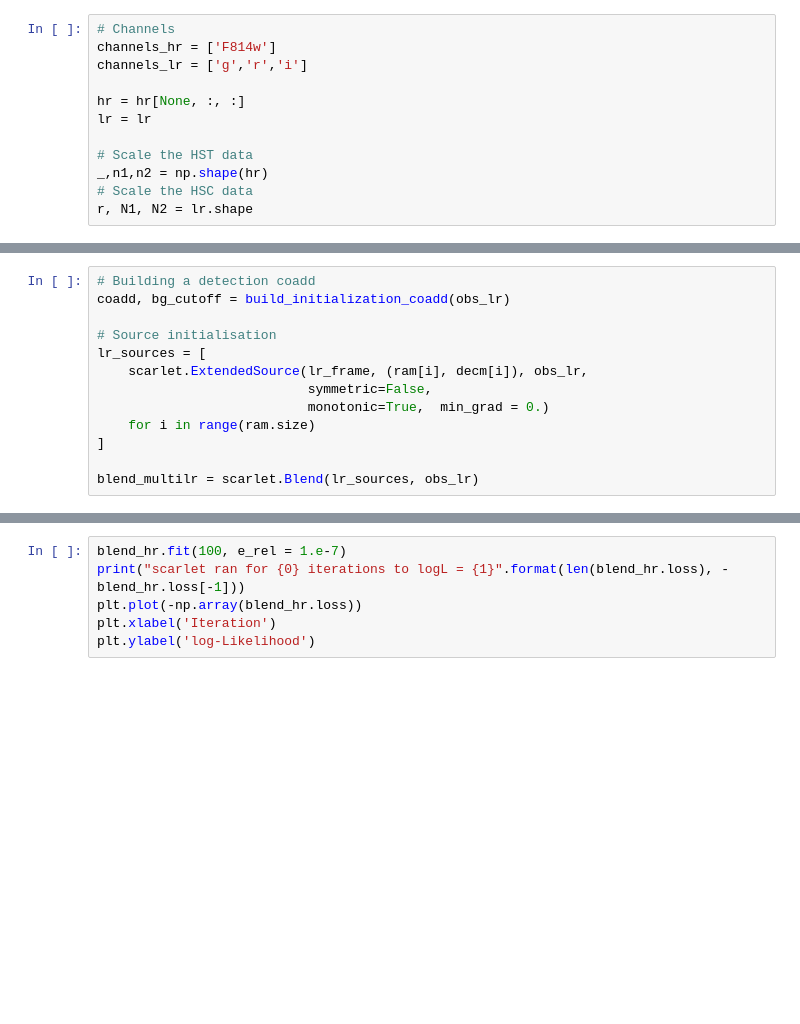
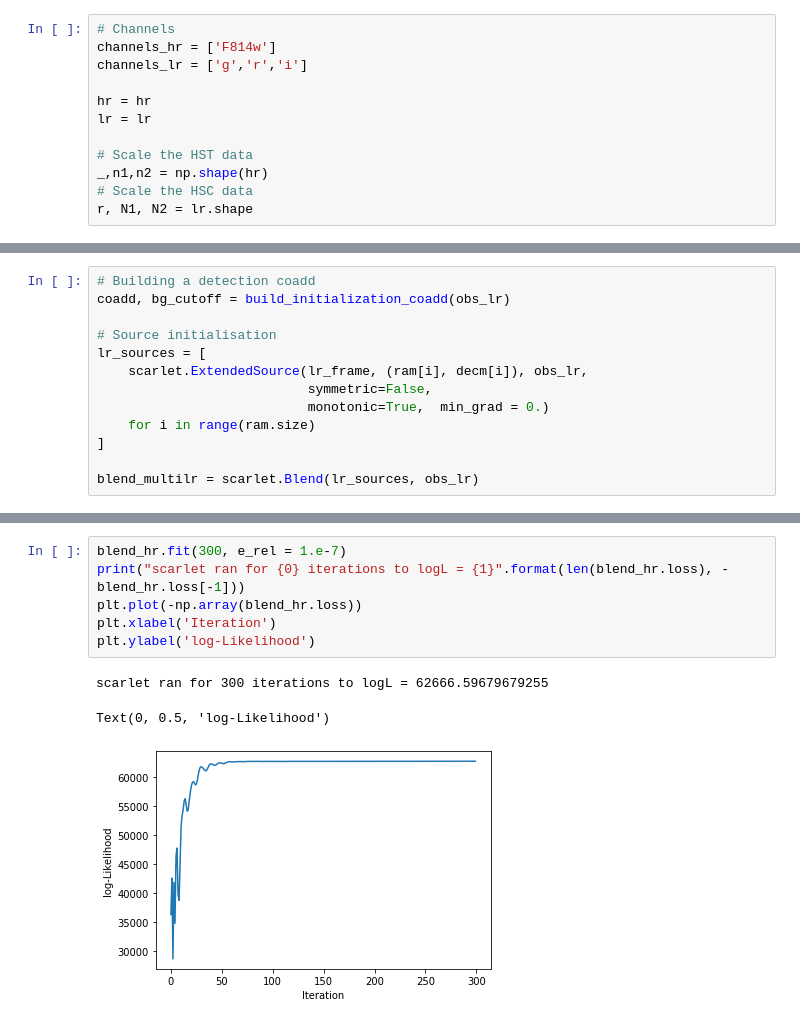
Before and after one commit to herjy/Multi_resolution_comparison, a Jupyter notebook: Simulated_mr_scenes.ipynb, the cells around one changed output, grey strips where cells are left out. Drawn from its saved outputs; the diff is of its cells as text; blank space fills up the shorter version.

```diff
--- a/Simulated_mr_scenes.ipynb
+++ b/Simulated_mr_scenes.ipynb
@@ -57,7 +73,7 @@ plt.show()
 channels_hr = ['F814w']
 channels_lr = ['g','r','i']
 
-hr = hr[None, :, :]
+hr = hr
 lr = lr
 
 # Scale the HST data
@@ -385,7 +412,11 @@ plt.show()
 # %%
-blend_hr.fit(100, e_rel = 1.e-7)
+blend_hr.fit(300, e_rel = 1.e-7)
 print("scarlet ran for {0} iterations to logL = {1}".format(len(blend_hr.loss), -blend_hr.loss[-1]))
 plt.plot(-np.array(blend_hr.loss))
 plt.xlabel('Iteration')
 plt.ylabel('log-Likelihood')
+# %% [output]
+scarlet ran for 300 iterations to logL = 62666.59679679255
+Text(0, 0.5, 'log-Likelihood')
+[figure, added]
 # %%
```
Also changed, not shown: parts of 18 cells of this notebook, 3 other files.
